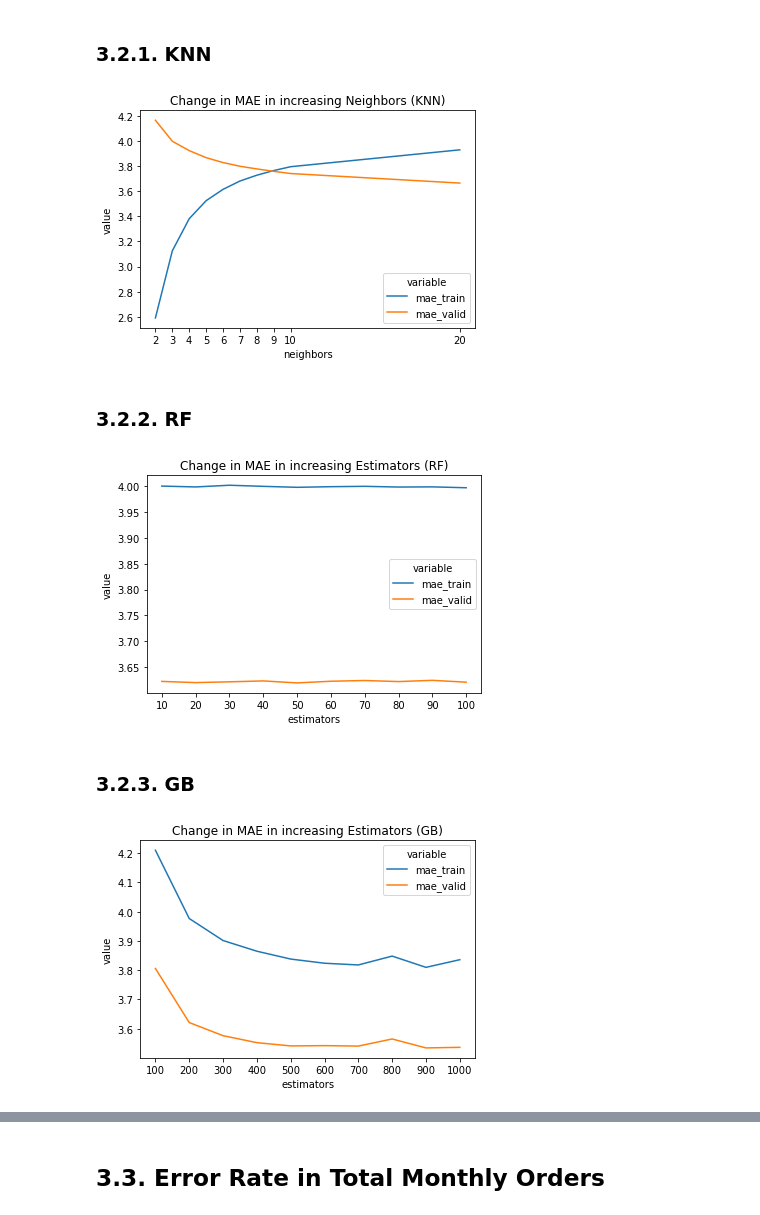
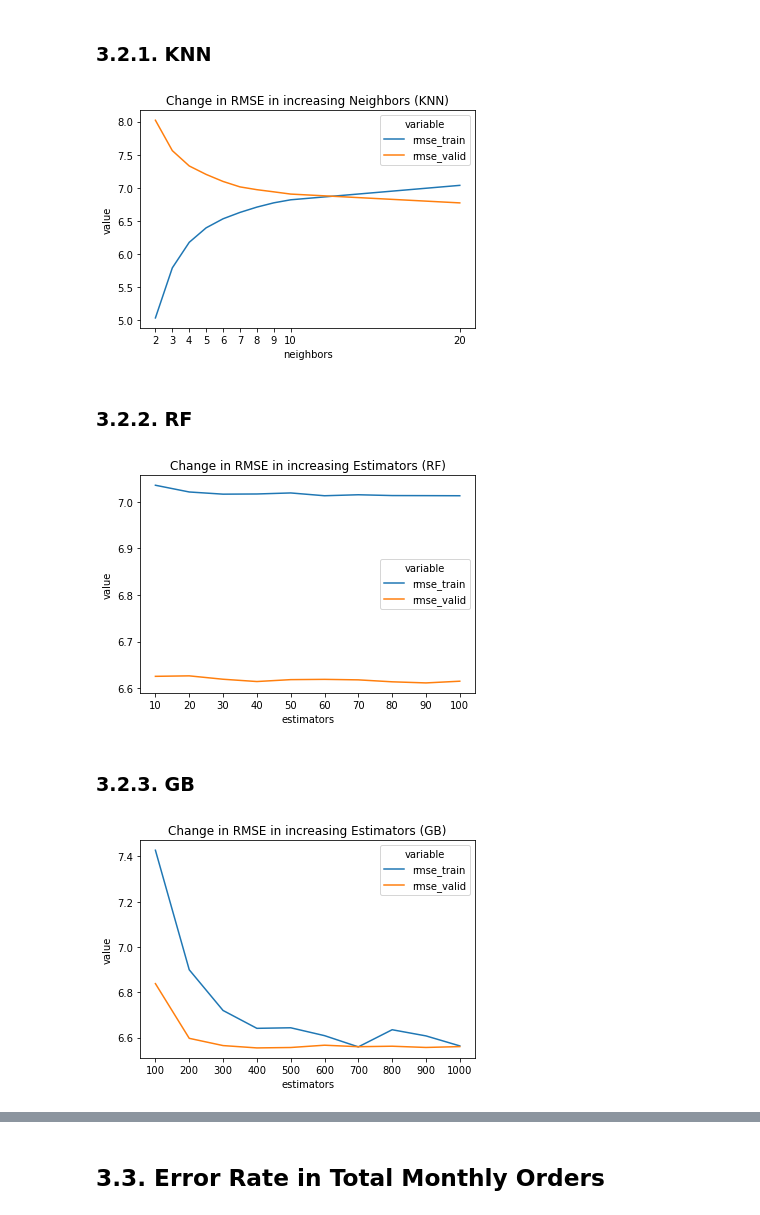
Before and after one commit to oguzhanakan0/spare-part-prediction, a Jupyter notebook: modeling.ipynb, the cells around one changed output, grey strips where cells are left out. Drawn from its saved outputs; the diff is of its cells as text; code cells hidden in the pictures.

Commit message:
updated the repo with 5 folds

```diff
--- a/modeling.ipynb
+++ b/modeling.ipynb
@@ -183,8 +195,8 @@ final_features
 ## 2.3. Model Selection
 # %%
 ix = {}
-lag = 3
-folds = 3
+lag = 5
+folds = 5
 for fold in range(1,(1+folds)):
     train_till = (-1*lag*fold)
     valid_till = None if (-1*lag*(fold-1)) == 0 else (-1*lag*(fold-1))
@@ -193,7 +226,7 @@ for fold in range(1,(1+folds)):
 # %%
 def run_kfold_model(df,model,model_name,final_features,fold_indexes,folds=[1,2,3]):
     results = {}
-    for fold in folds:
+    for fold in tqdm(folds):
         print('='*5+' '+model_name+' - fold '+str(fold)+' '+'='*5)
         train = df.loc[fold_indexes[fold]['train']]
         valid = df.loc[fold_indexes[fold]['valid']]
@@ -209,12 +242,14 @@ def run_kfold_model(df,model,model_name,final_features,fold_indexes,folds=[1,2,3
         ex_time = (time.time() - start_time)
         print('model fit!')
         train_y_pred = model.predict(train_x)
+        print('predictions are made for train_x!')
         valid_y_pred = model.predict(valid_x)
+        print('predictions are made for valid_x!')
         results[fold] = {}
         results[fold]['metrics']={
-            'mse_train':mean_squared_error(train_y,train_y_pred),
+            'rmse_train':mean_squared_error(train_y,train_y_pred, squared=False),
             'mae_train':mean_absolute_error(train_y,train_y_pred),
-            'mse_valid':mean_squared_error(valid_y,valid_y_pred),
+            'rmse_valid':mean_squared_error(valid_y,valid_y_pred, squared=False),
             'mae_valid':mean_absolute_error(valid_y,valid_y_pred)
         }
         results[fold]['preds'] = {
@@ -239,7 +274,7 @@ for neighbor in neighbors_list:
         leaf_size=30,
         p=2,
         metric='minkowski')
-    results, knn = run_kfold_model(df,knn,'K-Nearest Neighbor',final_features,ix,folds=[1,2,3])
+    results, knn = run_kfold_model(df,knn,'K-Nearest Neighbor',final_features,ix,folds=[1,2,3,4,5])
     cumulative_model_results_knn[neighbor] = {'results':results,'model':knn}
 # %% [output]
 ===== K-Nearest Neighbor - fold 1 =====
@@ -356,7 +850,7 @@ def get_metrics_from_results(dct):
 # %% [markdown]
 ## 3.1. Model Results
 # %%
-knn_results = get_metrics_from_results(cumulative_model_results_knn)[5]
+knn_results = get_metrics_from_results(cumulative_model_results_knn)[20]
 knn_results['avg'] = knn_results.mean(axis=1)
 knn_results
 # %% [output]
@@ -392,23 +886,23 @@ gb_results
 # %%
 neighbors_list = [2,3,4,5,6,7,8,9,10,20]
 x, y1, y2=[], [], []
 for neighbor in neighbors_list:
     knn_results = get_metrics_from_results(cumulative_model_results_knn)[neighbor]
     knn_results['avg'] = knn_results.mean(axis=1)
     x.append(neighbor)
-    y1.append(knn_results.loc['mae_train'].avg)
-    y2.append(knn_results.loc['mae_valid'].avg)
+    y1.append(knn_results.loc['rmse_train'].avg)
+    y2.append(knn_results.loc['rmse_valid'].avg)
 
 re = pd.DataFrame([x,y1,y2]).T
-re.columns=['neighbors','mae_train','mae_valid']
+re.columns=['neighbors','rmse_train','rmse_valid']
 re = re.melt(id_vars=['neighbors'])
 
 fig = sns.lineplot(data=re,x='neighbors',y='value',hue='variable')
 fig.set_xticks(neighbors_list);
 fig.set_xticklabels(neighbors_list);
-fig.set_title('Change in MAE in increasing Neighbors (KNN)');
+fig.set_title('Change in RMSE in increasing Neighbors (KNN)');
 # %% [output]
-[figure, old version]
+[figure, new version]
 # %% [markdown]
 ### 3.2.2. RF
 # %%
@@ -418,19 +912,19 @@ for estimator in estimators_list:
     rf_results = get_metrics_from_results(cumulative_model_results_rf)[estimator]
     rf_results['avg'] = rf_results.mean(axis=1)
     x.append(estimator)
-    y1.append(rf_results.loc['mae_train'].avg)
-    y2.append(rf_results.loc['mae_valid'].avg)
+    y1.append(rf_results.loc['rmse_train'].avg)
+    y2.append(rf_results.loc['rmse_valid'].avg)
 
 re = pd.DataFrame([x,y1,y2]).T
-re.columns=['estimators','mae_train','mae_valid']
+re.columns=['estimators','rmse_train','rmse_valid']
 re = re.melt(id_vars=['estimators'])
 
 fig = sns.lineplot(data=re,x='estimators',y='value',hue='variable')
 fig.set_xticks(estimators_list);
 fig.set_xticklabels(estimators_list);
-fig.set_title('Change in MAE in increasing Estimators (RF)');
+fig.set_title('Change in RMSE in increasing Estimators (RF)');
 # %% [output]
-[figure, old version]
+[figure, new version]
 # %% [markdown]
 ### 3.2.3. GB
 # %%
@@ -440,16 +934,16 @@ for estimator in estimators_list:
     gb_results = get_metrics_from_results(cumulative_model_results_gb)[estimator]
     gb_results['avg'] = gb_results.mean(axis=1)
     x.append(estimator)
-    y1.append(gb_results.loc['mae_train'].avg)
-    y2.append(gb_results.loc['mae_valid'].avg)
+    y1.append(gb_results.loc['rmse_train'].avg)
+    y2.append(gb_results.loc['rmse_valid'].avg)
 
 re = pd.DataFrame([x,y1,y2]).T
-re.columns=['estimators','mae_train','mae_valid']
+re.columns=['estimators','rmse_train','rmse_valid']
 re = re.melt(id_vars=['estimators'])
 
 fig = sns.lineplot(data=re,x='estimators',y='value',hue='variable')
 fig.set_xticks(estimators_list);
 fig.set_xticklabels(estimators_list);
-fig.set_title('Change in MAE in increasing Estimators (GB)');
+fig.set_title('Change in RMSE in increasing Estimators (GB)');
 # %% [output]
-[figure, old version]
+[figure, new version]
```
Also changed, not shown: parts of 25 cells of this notebook, 12 other files.
